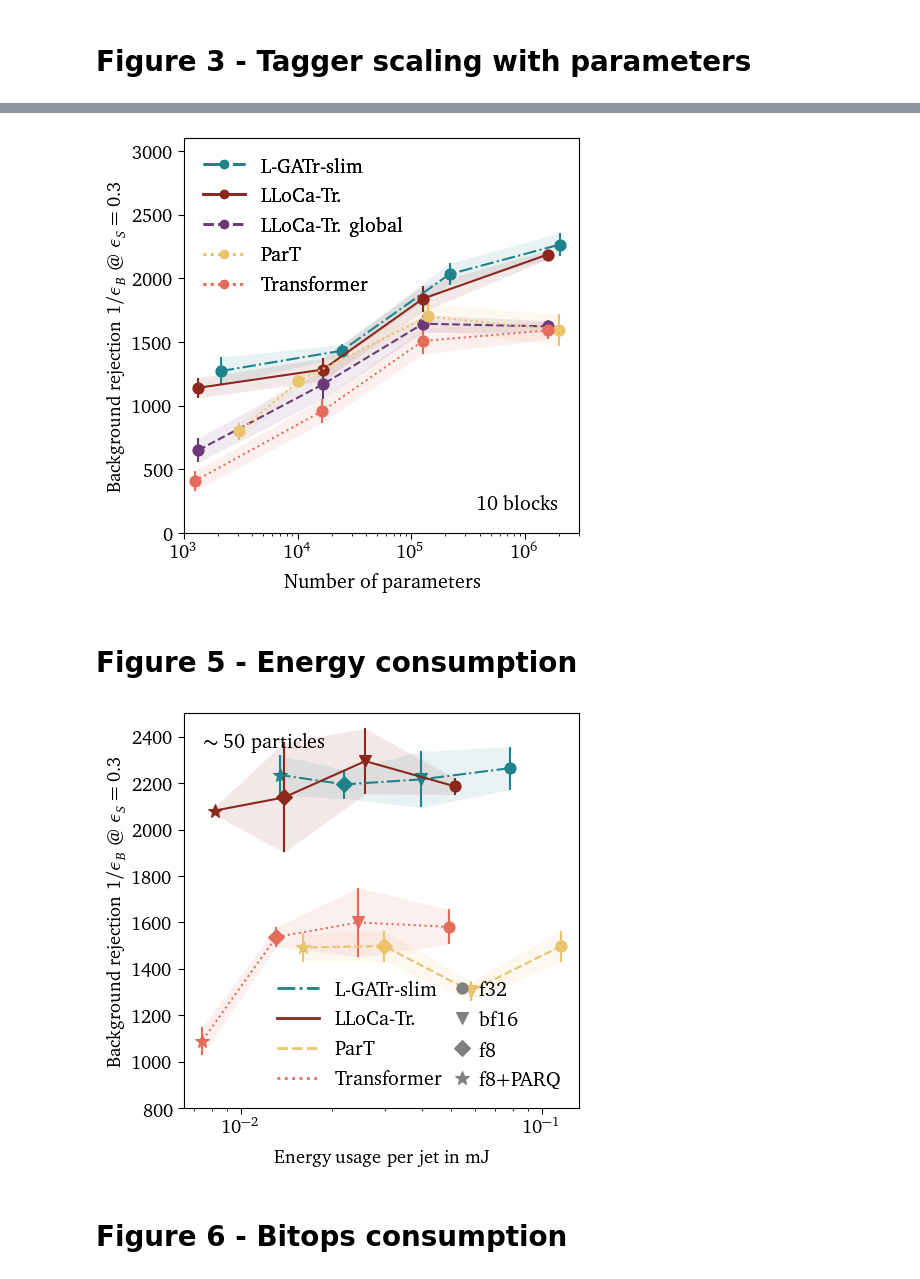
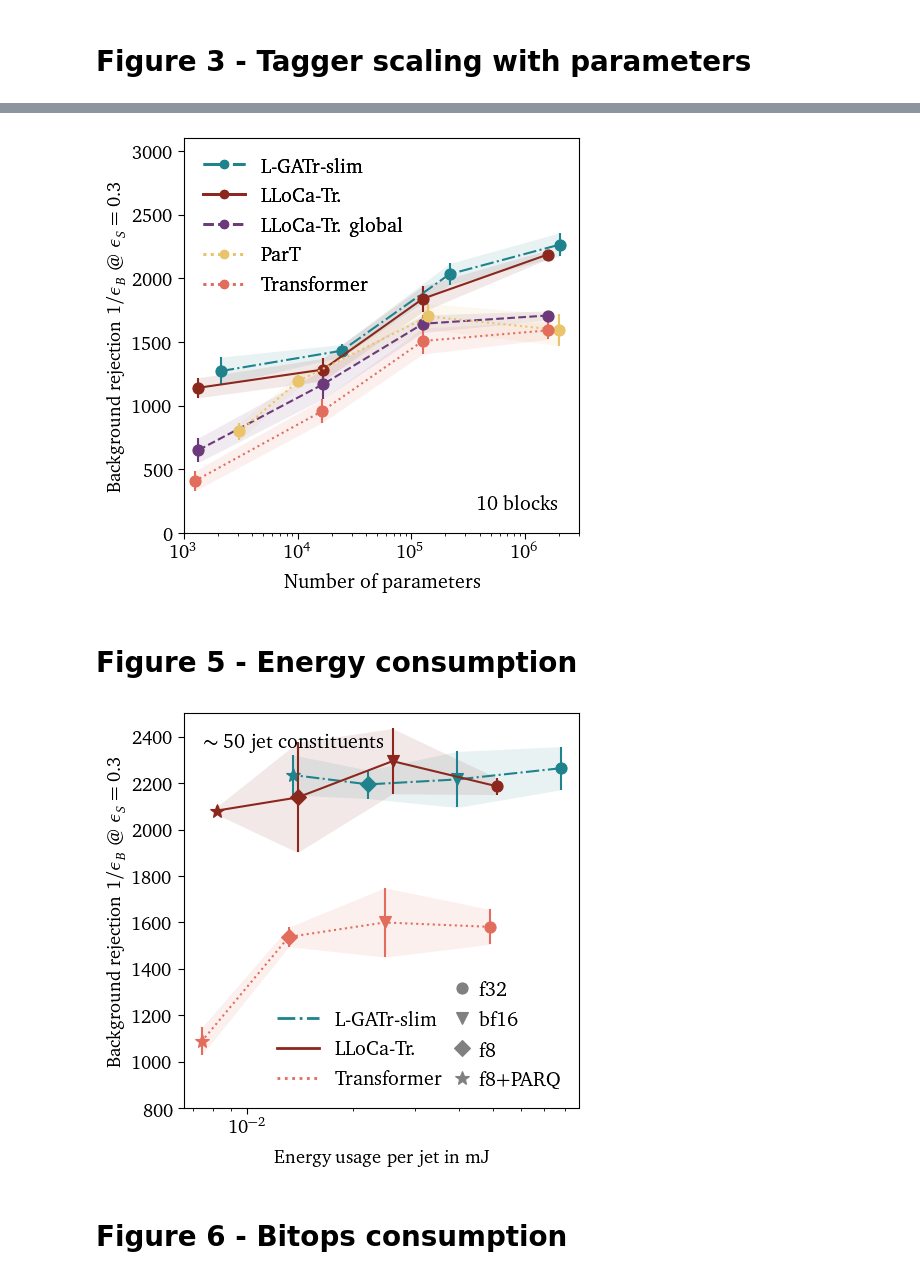
Before and after one commit to heidelberg-hepml/tagger-quantization, a Jupyter notebook: notebooks/plots.ipynb, the cells around one changed output, grey strips where cells are left out. Saved outputs shown, nothing was run; the diff lists cells and outputs as text; code cells hidden in the pictures.

Commit message:
Update results: Add more runs, remove ParT, rename particles -> jet constituents

```diff
--- a/notebooks/plots.ipynb
+++ b/notebooks/plots.ipynb
@@ -1216,7 +1216,7 @@ metrics = {
         "1k": [863,930,886,801,780],
         "10k": [1181,1097,1294,1181,990],
         "100k": [1642,1507,1541,1642,1642],
-        "1M": [1642,1541,1615,1628,1683],
+        "1M": [1642,1711,1726,1756,1726,1683],
     },
     "L-GATr-slim": {
         "1k": [357,379,397,473,310,492,449,354],
@@ -1361,7 +1361,7 @@ metrics = {
         "1k": [691,534,605,505,721,777,724],
         "10k": [952,1134,1216,1231,1231,1320,1224,1030],
         "100k": [1553,1530,1683,1642,1683,1726,1683],
-        "1M": [1642,1541,1615,1628,1683],
+        "1M": [1642,1711,1726,1756,1726,1683],
     },
     "L-GATr-slim": {
         "1k": [1278,1402,1134],
@@ -1424,7 +1424,7 @@ plt.subplots_adjust(LEFT, BOTTOM, RIGHT, TOP)
 fig.savefig(file, format="pdf")
 plt.show()
 # %% [output]
-[figure, old version]
+[figure, new version]
 # %%
 file.close()
 # %% [markdown]
@@ -1470,9 +1470,12 @@ metrics = {
 metrics = {key: {k: {"mean": np.mean(v), "std": np.std(v)} for k, v in value.items()}
            for key, value in metrics.items()}
 # %%
-colors = [c_Slim, c_LLoCa, c_ParT, c_Tr]
-labels = ["L-GATr-slim", "LLoCa-Tr.", "ParT", "Transformer"]
-linestyles = ["-.", "-", "--", ":"]
+#colors = [c_Slim, c_LLoCa, c_ParT, c_Tr]
+#labels = ["L-GATr-slim", "LLoCa-Tr.", "ParT", "Transformer"]
+#linestyles = ["-.", "-", "--", ":"]
+colors = [c_Slim, c_LLoCa, c_Tr]
+labels = ["L-GATr-slim", "LLoCa-Tr.", "Transformer"]
+linestyles = ["-.", "-", ":"]
 
 keys = [
     "float32,float32",
@@ -1543,35 +1546,35 @@ handles1 = [Line2D([0,1], [0,0], color=c, lw=2, linestyle=ls) for c, ls in zip(c
 labels1 = labels
 leg1 = ax.legend(
     handles1, labels1, loc="lower right", bbox_to_anchor=(0.7,0),
     frameon=False,
 )
 ms = [markers[k] for k in keys]
 handles2 = [
     Line2D(
         [0],[0], linestyle="None", marker=m,
         markersize=mars, markerfacecolor="0.5",
         markeredgecolor="0.5",
     ) for m, mars in zip(ms, mss)
 ]
 labels2 = [key_labels[k] for k in keys]
 leg2 = ax.legend(
     handles2, labels2, loc="lower right", bbox_to_anchor=(1,0),
     frameon=False,
     handlelength=0,
 )
 ax.add_artist(leg1)
 
-ax.text(.05, .95, s=r"$\sim 50$ particles", horizontalalignment="left", verticalalignment="top",
+ax.text(.05, .95, s=r"$\sim 50$ jet constituents", horizontalalignment="left", verticalalignment="top",
                     transform=ax.transAxes)
 ax.tick_params(axis='both', which='major', labelsize=FONTSIZE)
 ax.xaxis.set_label_coords(0.5, X_LABEL_POS)
 ax.yaxis.set_label_coords(Y_LABEL_POS, 0.5)
 ax.set_ylim(ymin, ymax)
 plt.subplots_adjust(LEFT, BOTTOM, RIGHT, TOP)
 fig.savefig("energy.pdf", format="pdf")
 plt.show()
 # %% [output]
-[figure, old version]
+[figure, new version]
 # %% [markdown]
 # Figure 6 - Bitops consumption
 # %%
```
Also changed, not shown: parts of 5 cells of this notebook.
